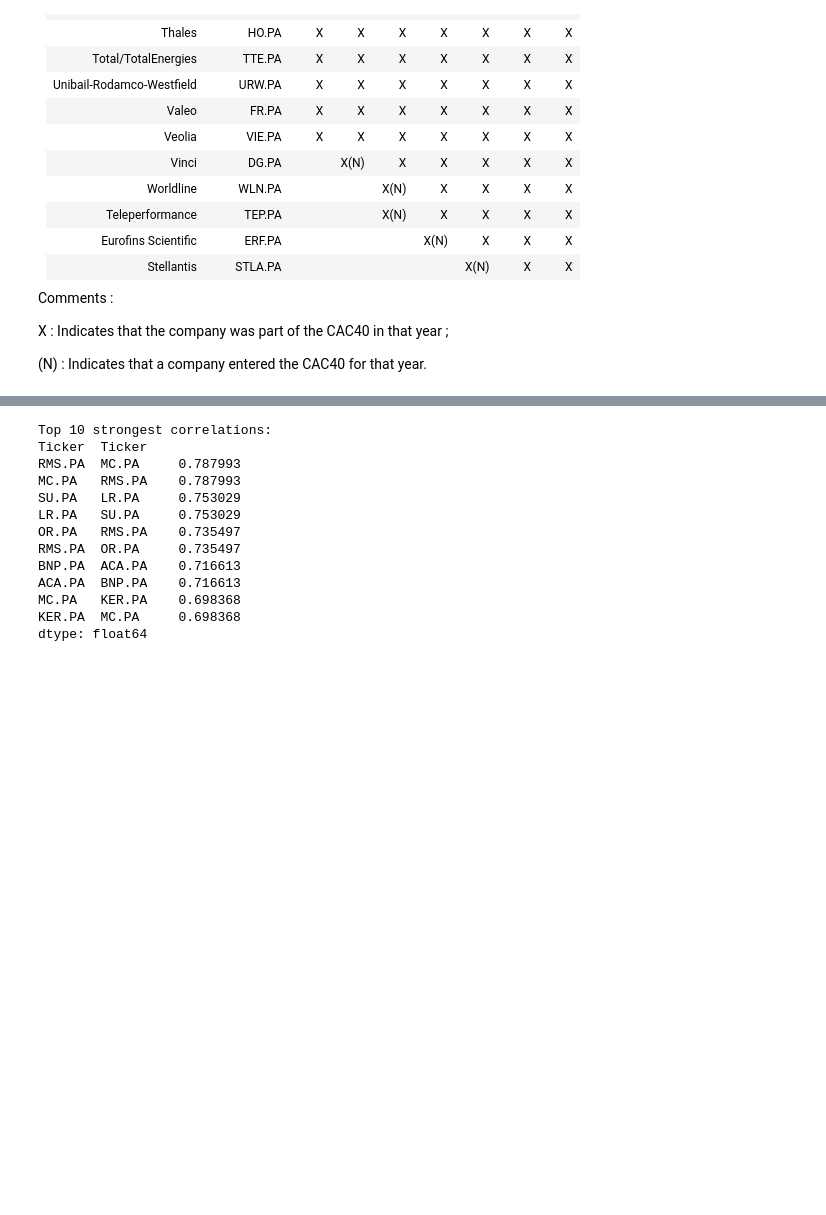
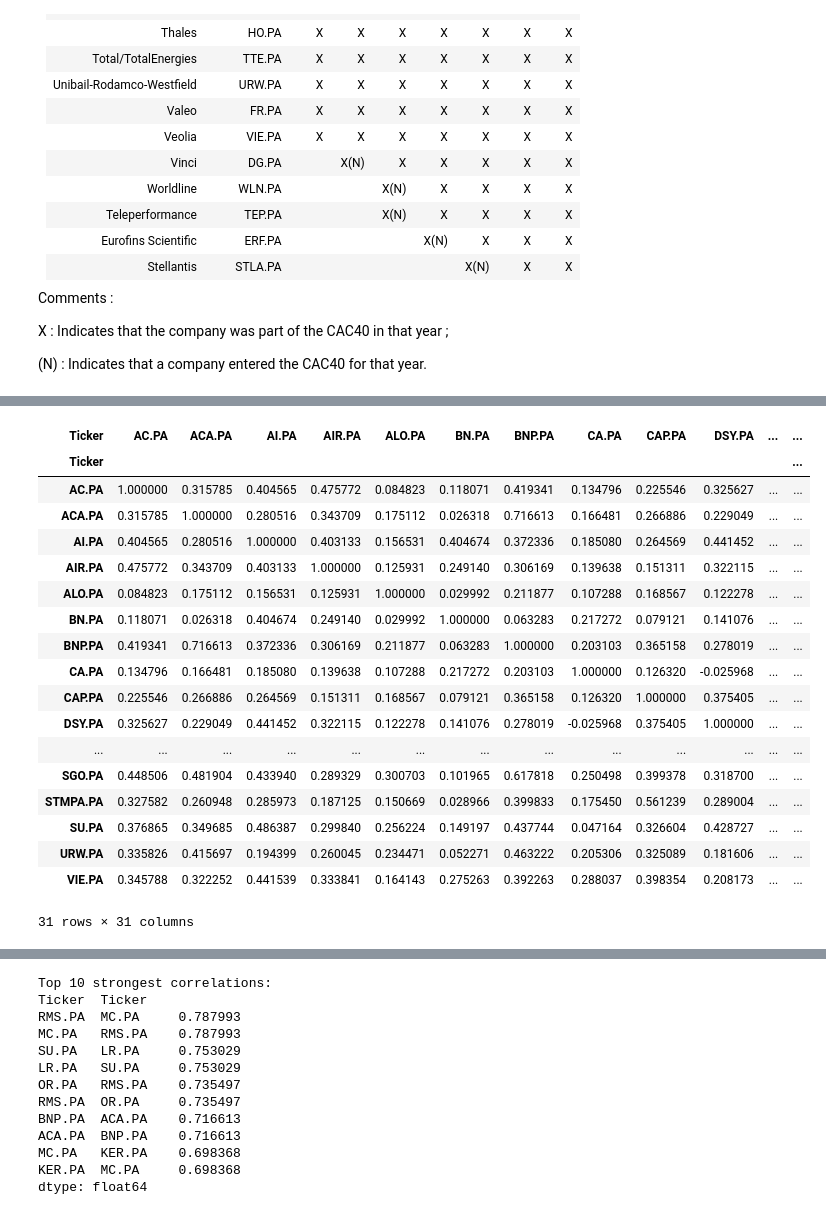
Before and after one commit to AntoineBuffandeau/Data_analysis_on_stocks, a Jupyter notebook: data_related_inn_fin.ipynb, the cells around one changed output, grey strips where cells are left out. Cells and saved outputs as stored; diff of their text form; code cells hidden in the pictures; blank space fills up the shorter version.

```diff
--- a/data_related_inn_fin.ipynb
+++ b/data_related_inn_fin.ipynb
@@ -186 +256,26 @@ Date
+# %%
+returns = data['Adj Close'].pct_change().dropna()
+correlation_matrix = returns.corr()
+
+correlation_matrix
+# %% [output]
+| Ticker | AC.PA | ACA.PA | AI.PA | AIR.PA | ALO.PA | BN.PA | BNP.PA | CA.PA | CAP.PA | DSY.PA | ... | ... |
+| Ticker |  |  |  |  |  |  |  |  |  |  |  | ... |
+| AC.PA | 1.000000 | 0.315785 | 0.404565 | 0.475772 | 0.084823 | 0.118071 | 0.419341 | 0.134796 | 0.225546 | 0.325627 | ... | ... |
+| ACA.PA | 0.315785 | 1.000000 | 0.280516 | 0.343709 | 0.175112 | 0.026318 | 0.716613 | 0.166481 | 0.266886 | 0.229049 | ... | ... |
+| AI.PA | 0.404565 | 0.280516 | 1.000000 | 0.403133 | 0.156531 | 0.404674 | 0.372336 | 0.185080 | 0.264569 | 0.441452 | ... | ... |
+| AIR.PA | 0.475772 | 0.343709 | 0.403133 | 1.000000 | 0.125931 | 0.249140 | 0.306169 | 0.139638 | 0.151311 | 0.322115 | ... | ... |
+| ALO.PA | 0.084823 | 0.175112 | 0.156531 | 0.125931 | 1.000000 | 0.029992 | 0.211877 | 0.107288 | 0.168567 | 0.122278 | ... | ... |
+| BN.PA | 0.118071 | 0.026318 | 0.404674 | 0.249140 | 0.029992 | 1.000000 | 0.063283 | 0.217272 | 0.079121 | 0.141076 | ... | ... |
+| BNP.PA | 0.419341 | 0.716613 | 0.372336 | 0.306169 | 0.211877 | 0.063283 | 1.000000 | 0.203103 | 0.365158 | 0.278019 | ... | ... |
+| CA.PA | 0.134796 | 0.166481 | 0.185080 | 0.139638 | 0.107288 | 0.217272 | 0.203103 | 1.000000 | 0.126320 | -0.025968 | ... | ... |
+| CAP.PA | 0.225546 | 0.266886 | 0.264569 | 0.151311 | 0.168567 | 0.079121 | 0.365158 | 0.126320 | 1.000000 | 0.375405 | ... | ... |
+| DSY.PA | 0.325627 | 0.229049 | 0.441452 | 0.322115 | 0.122278 | 0.141076 | 0.278019 | -0.025968 | 0.375405 | 1.000000 | ... | ... |
+| ... | ... | ... | ... | ... | ... | ... | ... | ... | ... | ... | ... | ... |
+| SGO.PA | 0.448506 | 0.481904 | 0.433940 | 0.289329 | 0.300703 | 0.101965 | 0.617818 | 0.250498 | 0.399378 | 0.318700 | ... | ... |
+| STMPA.PA | 0.327582 | 0.260948 | 0.285973 | 0.187125 | 0.150669 | 0.028966 | 0.399833 | 0.175450 | 0.561239 | 0.289004 | ... | ... |
+| SU.PA | 0.376865 | 0.349685 | 0.486387 | 0.299840 | 0.256224 | 0.149197 | 0.437744 | 0.047164 | 0.326604 | 0.428727 | ... | ... |
+| URW.PA | 0.335826 | 0.415697 | 0.194399 | 0.260045 | 0.234471 | 0.052271 | 0.463222 | 0.205306 | 0.325089 | 0.181606 | ... | ... |
+| VIE.PA | 0.345788 | 0.322252 | 0.441539 | 0.333841 | 0.164143 | 0.275263 | 0.392263 | 0.288037 | 0.398354 | 0.208173 | ... | ... |
+31 rows × 31 columns
 # %%
```
Also changed, not shown: parts of 10 cells of this notebook.
